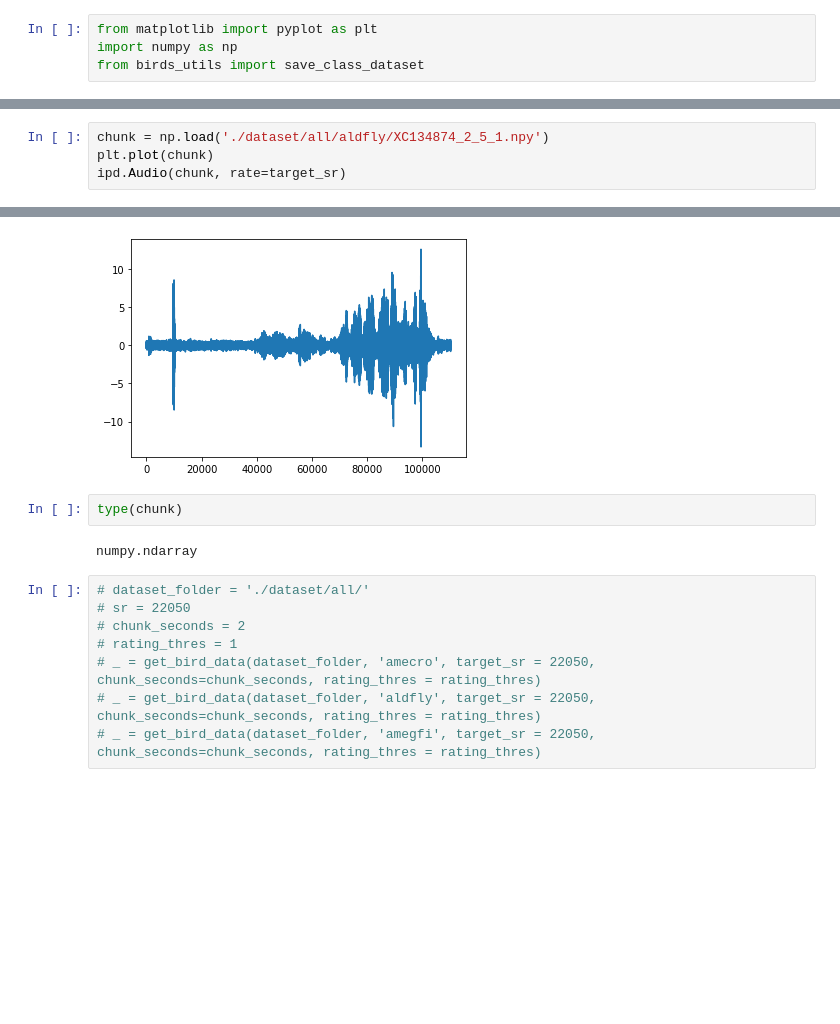
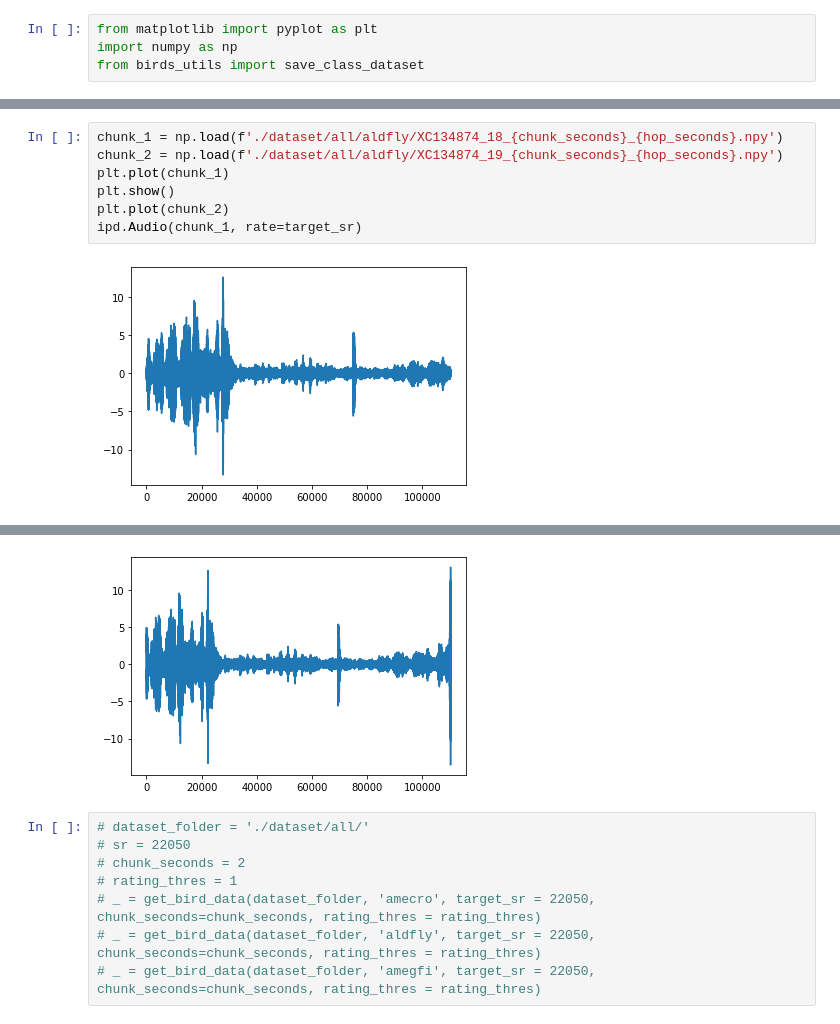
Before and after one commit to jganzabal/kaggle-birds, a Jupyter notebook: 01_Preprocess.ipynb, the cells around one changed output, grey strips where cells are left out. Drawn from its saved outputs; the diff is of its cells as text; blank space fills up the shorter version.

```diff
--- a/01_Preprocess.ipynb
+++ b/01_Preprocess.ipynb
@@ -93,14 +106,14 @@ save_class_dataset(train, './dataset/all/', 'aldfly', target_sr = target_sr, chu
 # %%
-chunk = np.load('./dataset/all/aldfly/XC134874_2_5_1.npy')
-plt.plot(chunk)
-ipd.Audio(chunk, rate=target_sr)
+chunk_1 = np.load(f'./dataset/all/aldfly/XC134874_18_{chunk_seconds}_{hop_seconds}.npy')
+chunk_2 = np.load(f'./dataset/all/aldfly/XC134874_19_{chunk_seconds}_{hop_seconds}.npy')
+plt.plot(chunk_1)
+plt.show()
+plt.plot(chunk_2)
+ipd.Audio(chunk_1, rate=target_sr)
 # %% [output]
+[figure, new version]
 [interactive output not drawn]
-[figure, old version]
+[figure, added]
-# %%
-type(chunk)
-# %% [output]
-numpy.ndarray
 # %%
 # dataset_folder = './dataset/all/'
 # sr = 22050
```
Also changed, not shown: parts of 7 cells of this notebook, 3 other files.
